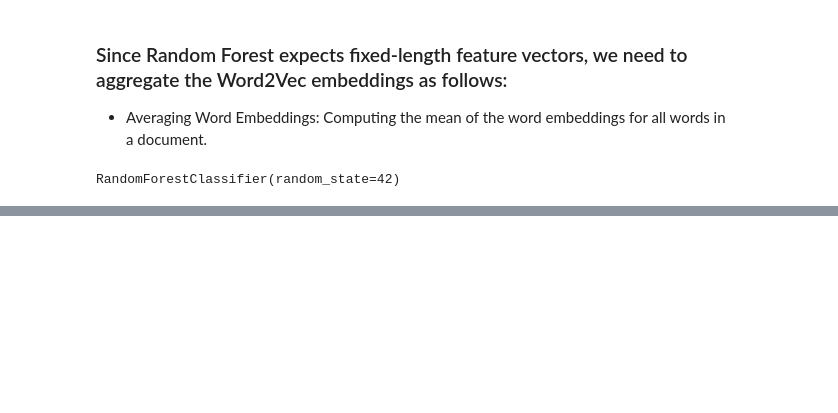
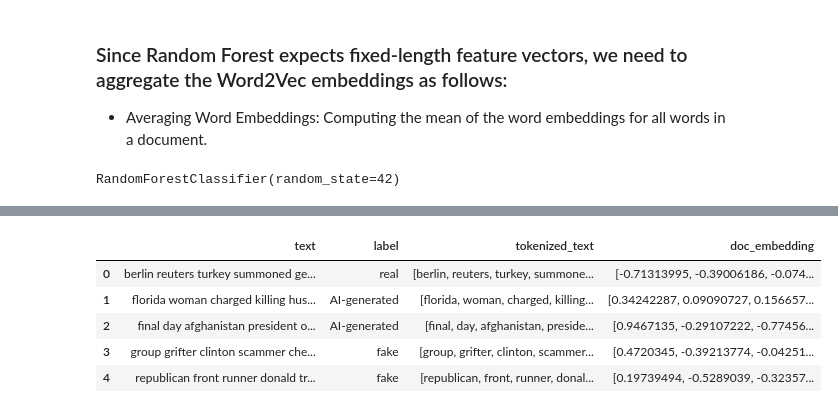
Before and after one commit to yasmine-11/FP-Fake-News-Detection, a Jupyter notebook: Fake-News-Detection.ipynb, the cells around one changed output, grey strips where cells are left out. Drawn from its saved outputs; the diff is of its cells as text; code cells hidden in the pictures; blank space fills up the shorter version.

```diff
--- a/Fake-News-Detection.ipynb
+++ b/Fake-News-Detection.ipynb
@@ -881,0 +922,9 @@ weighted avg       0.82      0.82      0.82     13808
+# %%
+merged_df.head()
+# %% [output]
+|  | text | label | tokenized_text | doc_embedding |
+| 0 | berlin reuters turkey summoned ge... | real | [berlin, reuters, turkey, summone... | [-0.71313995, -0.39006186, -0.074... |
+| 1 | florida woman charged killing hus... | AI-generated | [florida, woman, charged, killing... | [0.34242287, 0.09090727, 0.156657... |
+| 2 | final day afghanistan president o... | AI-generated | [final, day, afghanistan, preside... | [0.9467135, -0.29107222, -0.77456... |
+| 3 | group grifter clinton scammer che... | fake | [group, grifter, clinton, scammer... | [0.4720345, -0.39213774, -0.04251... |
+| 4 | republican front runner donald tr... | fake | [republican, front, runner, donal... | [0.19739494, -0.5289039, -0.32357... |
```
Also changed, not shown: parts of 41 cells of this notebook.
